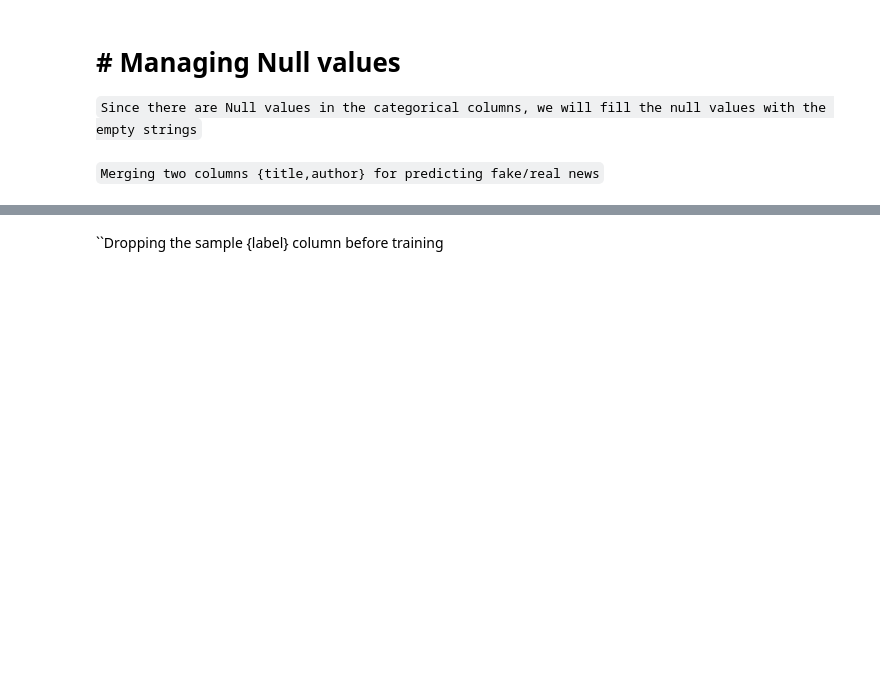
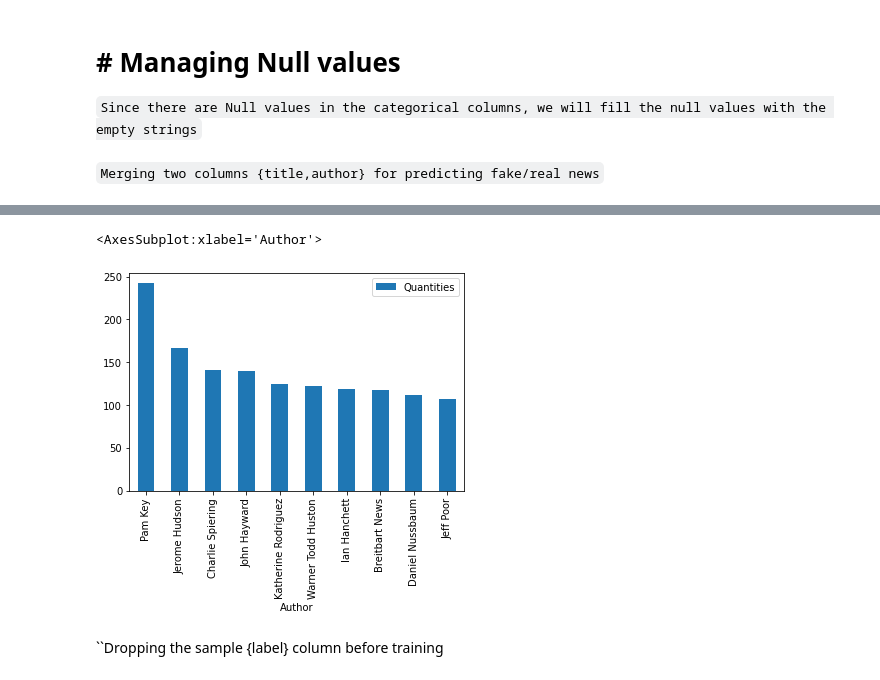
Before and after one commit to LITDataScience/fake-news-detector, a Jupyter notebook: fake-news-detector.ipynb, the cells around one changed output, grey strips where cells are left out. Cells and saved outputs as stored; diff of their text form; code cells hidden in the pictures; blank space fills up the shorter version.

```diff
--- a/fake-news-detector.ipynb
+++ b/fake-news-detector.ipynb
@@ -71,3 +131,10 @@ test_data['total'] = test_data['title'] + ' ' + test_data['author']
+# %%
+reliable_author = pd.DataFrame({'Author':train_data[train_data['label']==0]['author'].value_counts().head(10).index,'Quantities':train_data[train_data['label']==0]['author'].value_counts().head(10)})
+
+reliable_author.plot(kind='bar',x='Author',y='Quantities')
+# %% [output]
+<AxesSubplot:xlabel='Author'>
+[figure, added]
 # %% [markdown]
 ``Dropping the sample {label} column before training
 # %%
```
Also changed, not shown: parts of 22 cells of this notebook.
